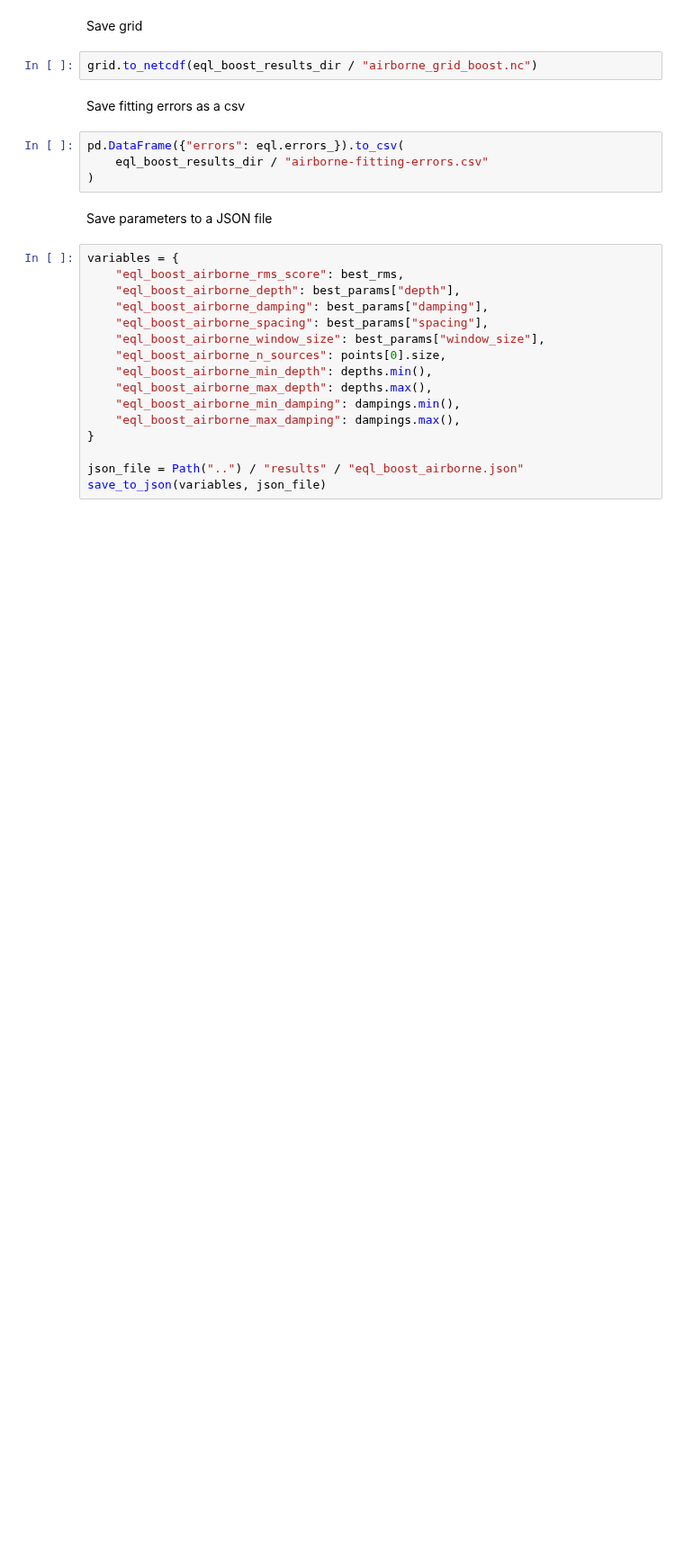
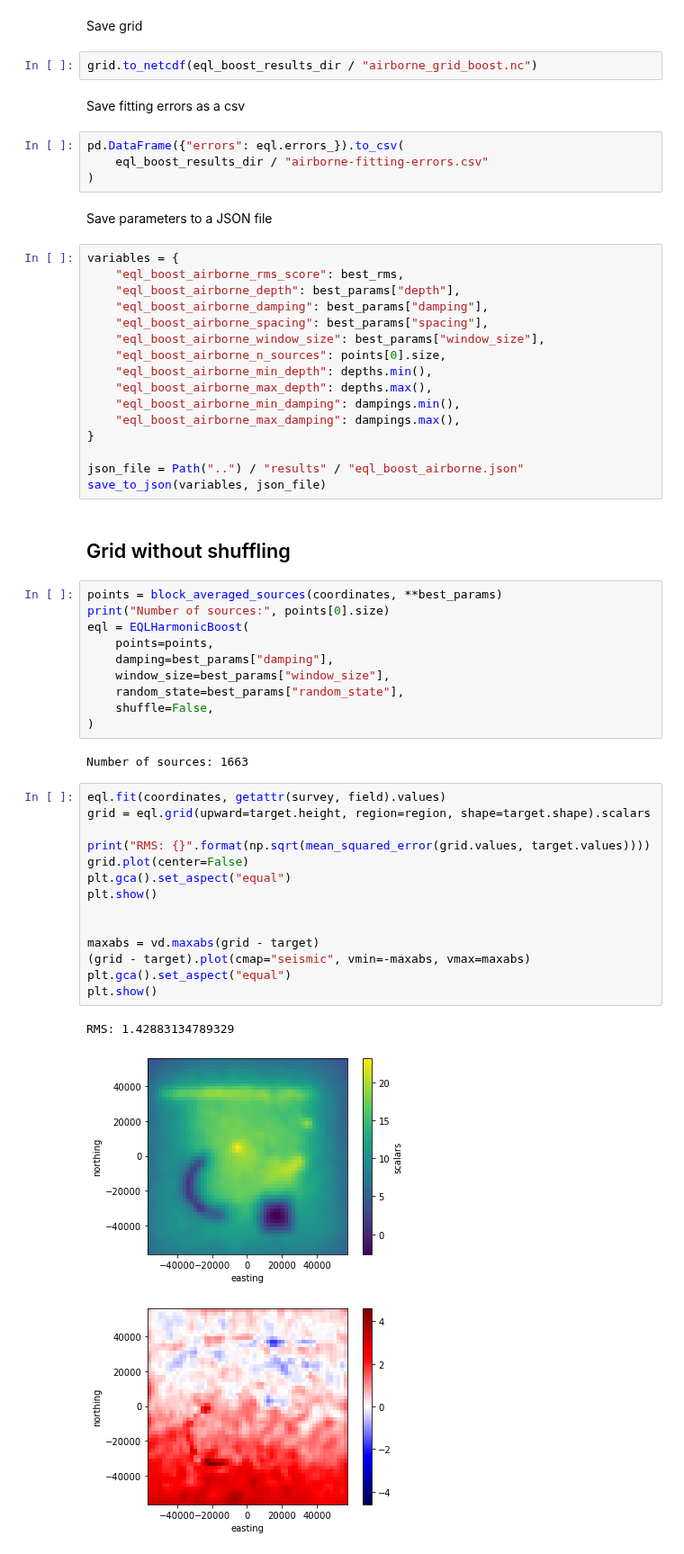
Before and after one commit to compgeolab/eql-gradient-boosted, a Jupyter notebook: notebooks/10-eql-boost-synthetic.ipynb, the cells around one changed output. Shown at 90% size. Saved outputs shown, nothing was run; the diff lists cells and outputs as text; blank space fills up the shorter version.

```diff
--- a/notebooks/10-eql-boost-synthetic.ipynb
+++ b/notebooks/10-eql-boost-synthetic.ipynb
@@ -208,3 +208,35 @@ variables = {
 
 json_file = Path("..") / "results" / "eql_boost_airborne.json"
 save_to_json(variables, json_file)
+# %% [markdown]
+## Grid without shuffling
+# %%
+points = block_averaged_sources(coordinates, **best_params)
+print("Number of sources:", points[0].size)
+eql = EQLHarmonicBoost(
+    points=points,
+    damping=best_params["damping"],
+    window_size=best_params["window_size"],
+    random_state=best_params["random_state"],
+    shuffle=False,
+)
+# %% [output]
+Number of sources: 1663
+# %%
+eql.fit(coordinates, getattr(survey, field).values)
+grid = eql.grid(upward=target.height, region=region, shape=target.shape).scalars
+
+print("RMS: {}".format(np.sqrt(mean_squared_error(grid.values, target.values))))
+grid.plot(center=False)
+plt.gca().set_aspect("equal")
+plt.show()
+
+
+maxabs = vd.maxabs(grid - target)
+(grid - target).plot(cmap="seismic", vmin=-maxabs, vmax=maxabs)
+plt.gca().set_aspect("equal")
+plt.show()
+# %% [output]
+RMS: 1.42883134789329
+[figure, added]
+[figure, added]
```
Also changed, not shown: parts of 17 cells of this notebook, 3 other files.
